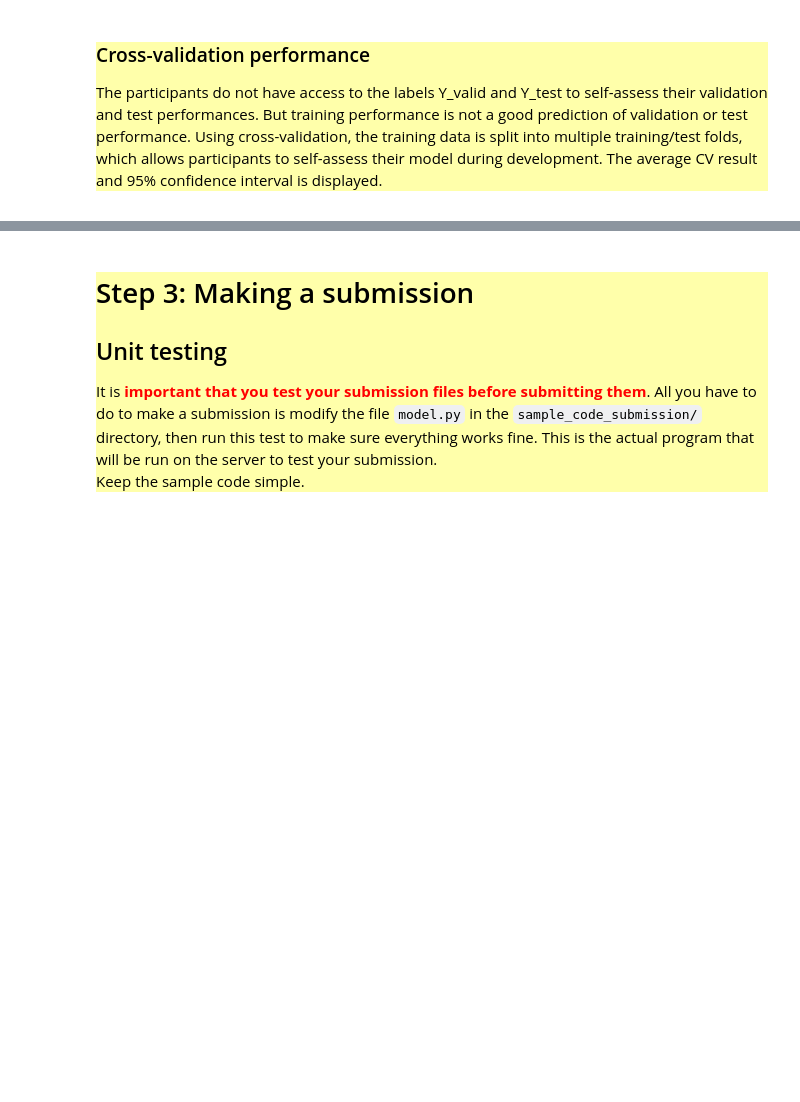
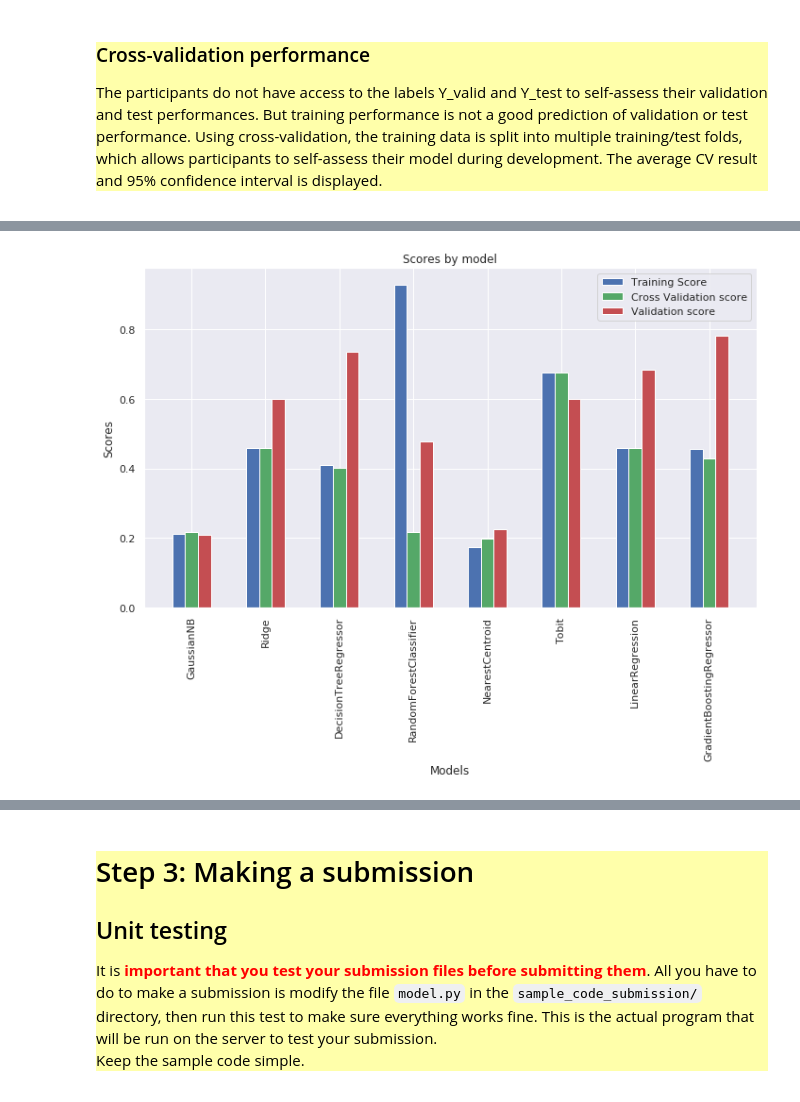
Before and after one commit to upsudghosts/ghosts, a Jupyter notebook: starting_kit/README.ipynb, the cells around one changed output, grey strips where cells are left out. Saved outputs shown, nothing was run; the diff lists cells and outputs as text; code cells hidden in the pictures; blank space fills up the shorter version.

Commit message:
new plot

```diff
--- a/starting_kit/README.ipynb
+++ b/starting_kit/README.ipynb
@@ -208,7 +226,7 @@ To build custom model you can edit the model.py we gave you and zip it with the
 # %%
 # Instantiate your model
 #M = model() #on instancie le model
-M = model()
+M = model(what =8)
 # %%
 if not(M.is_trained): #si non entrainé ou l'entraine apres avoir initialisé X et Y
     X_train = D.data['X_train']
@@ -316,20 +322,3 @@ The metric is between 0 and 1. The higher the better
     <p>
 The participants normally posess target values (labels) only for training examples (except for the sample data). We compute with the `example` metric the training score, which should be zero for perfect predictions.
         </div>
-# %%
-from libscores import get_metric
-"""
-Foncition qui renvoie les scores de chaque regresseur dans un array
-"""
-
-def getScoreTraining():
-    tabScore =[]
-    for i in range(1,8):
-        print(i)
-        m = model(i)
-        m.fit(X_train,Y_train)
-        Y_hat_train = M.predict(D.data['X_train'])
-        score = scoring_function(Y_train, Y_hat_train)
-        tabScore.append(score)
-    return np.array(tabScore)
-trainScore = getScoreTraining()
@@ -424 +495,38 @@ CV score (95 perc. CI): 0.50 (+/- 0.02)
+# %%
+
+def afficheBarChart(train,cross,validScore):
+
+    train = np.array(train, dtype = float)
+    cross = np.array(cross, dtype = float)
+    validScore = np.array(validScore, dtype = float)
+    modelNames = ['GaussianNB', 'Ridge', 'DecisionTreeRegressor','RandomForestRegressor',
+                  'NearestCentroid','Tobit','LinearRegression','GradientBoostingRegressor']
+
+    fig, ax = plt.subplots(figsize=(10, 8))
+    index = np.arange(len(modelNames))
+    bar_width = 0.35
+    opacity = 1
+
+    bar1 = plt.bar(index*2, train,bar_width,
+                   alpha = opacity,color ='b',label ="Training Score")
+
+    bar2 = plt.bar(index*2 +bar_width, cross, bar_width,
+                   alpha = opacity,color ='g',label = "Cross Validation score")
+
+    bar3 =plt.bar(index*2 +bar_width*2, validScore, bar_width,
+                  alpha = opacity,color = 'r',label = "Validation score")
+
+    plt.xlabel('Models')
+    plt.ylabel('Scores')
+    plt.title('Scores by model')
+    plt.xticks(index*2 + bar_width, ('GaussianNB', 'Ridge', 'DecisionTreeRegressor','RandomForestClassifier',
+                  'NearestCentroid','Tobit','LinearRegression','GradientBoostingRegressor'),rotation = 90)
+    plt.legend()
+
+    plt.tight_layout()
+    plt.show()
+
+afficheBarChart(trainScore, cross1,validScore)
+# %% [output]
+[figure, added]
 # %%
```
Also changed, not shown: parts of 14 cells of this notebook, 1 other file.
